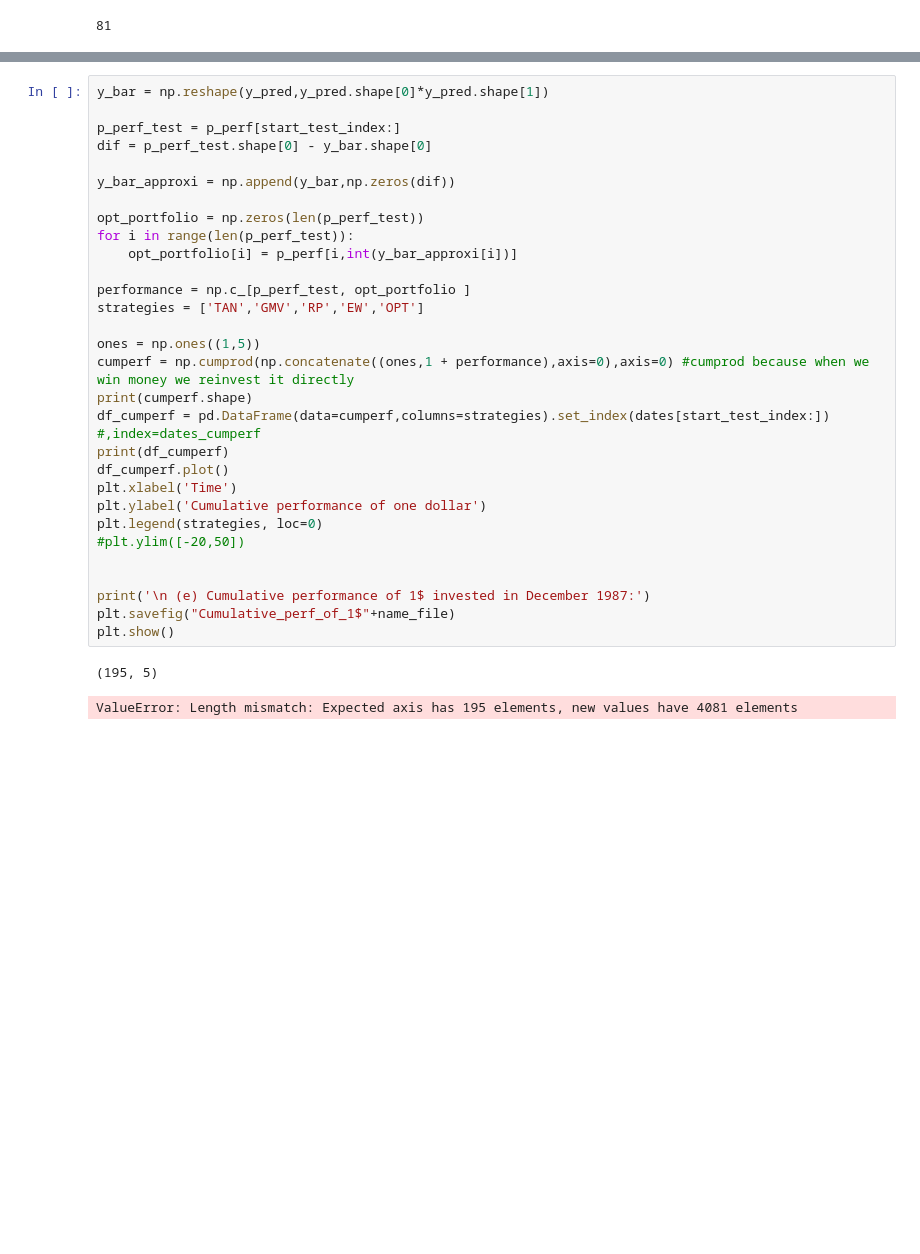
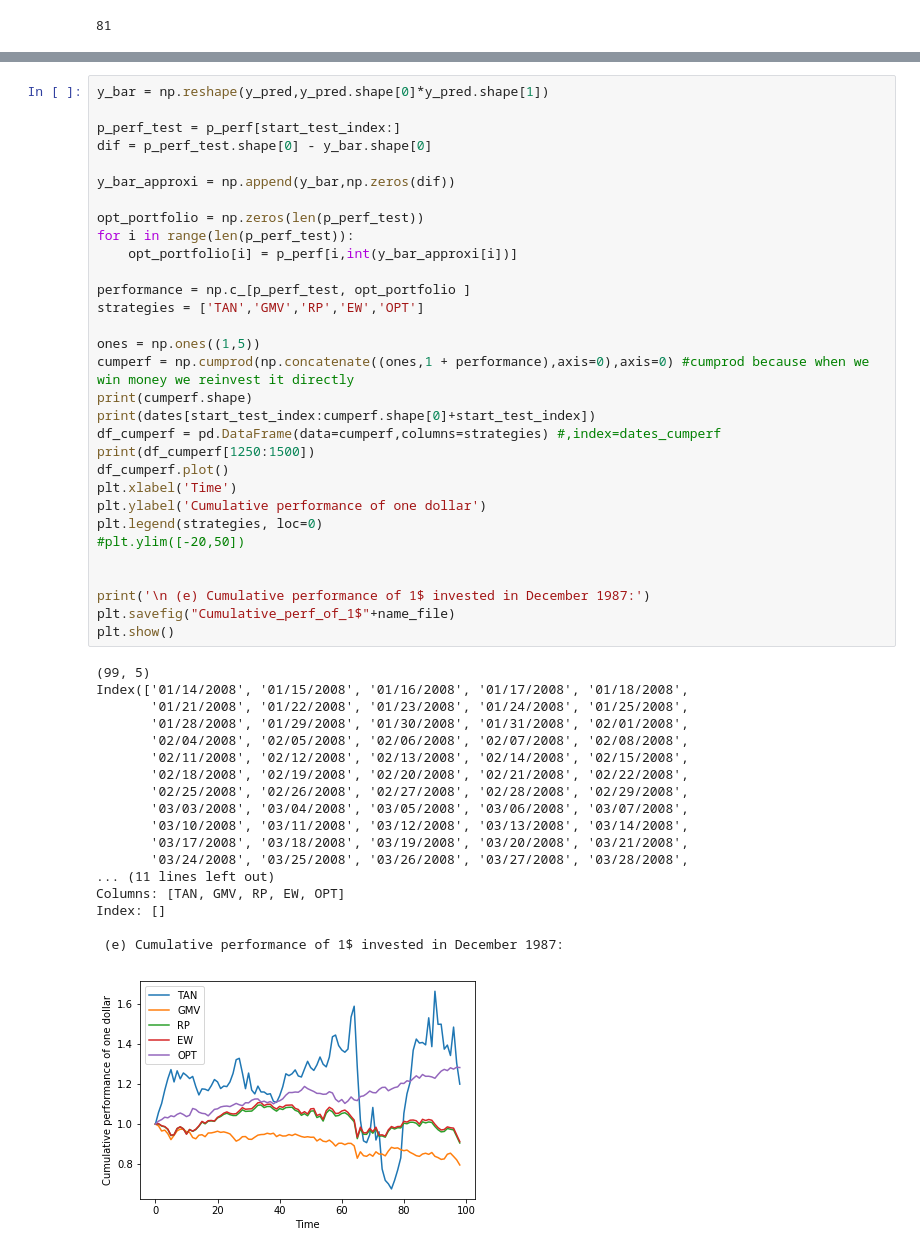
Before and after one commit to GregoireMayrhofer/financialbigdata, a Jupyter notebook: data_preprocessing_portfolio_indexes.ipynb, the cells around one changed output, grey strips where cells are left out. Drawn from its saved outputs; the diff is of its cells as text; blank space fills up the shorter version.

```diff
--- a/data_preprocessing_portfolio_indexes.ipynb
+++ b/data_preprocessing_portfolio_indexes.ipynb
@@ -837,33 +855,50 @@ y_pred.shape
 # %%
 y_bar = np.reshape(y_pred,y_pred.shape[0]*y_pred.shape[1])
 
 p_perf_test = p_perf[start_test_index:]
 dif = p_perf_test.shape[0] - y_bar.shape[0]
 
 y_bar_approxi = np.append(y_bar,np.zeros(dif))
 
 opt_portfolio = np.zeros(len(p_perf_test))
 for i in range(len(p_perf_test)):
     opt_portfolio[i] = p_perf[i,int(y_bar_approxi[i])]
 
 performance = np.c_[p_perf_test, opt_portfolio ]
 strategies = ['TAN','GMV','RP','EW','OPT']
 
 ones = np.ones((1,5))
 cumperf = np.cumprod(np.concatenate((ones,1 + performance),axis=0),axis=0) #cumprod because when we win money we reinvest it directly
 print(cumperf.shape)
-df_cumperf = pd.DataFrame(data=cumperf,columns=strategies).set_index(dates[start_test_index:]) #,index=dates_cumperf
-print(df_cumperf)
+print(dates[start_test_index:cumperf.shape[0]+start_test_index])
+df_cumperf = pd.DataFrame(data=cumperf,columns=strategies) #,index=dates_cumperf
+print(df_cumperf[1250:1500])
 df_cumperf.plot()
 plt.xlabel('Time')
 plt.ylabel('Cumulative performance of one dollar')
 plt.legend(strategies, loc=0)
 #plt.ylim([-20,50])
 
 
 print('\n (e) Cumulative performance of 1$ invested in December 1987:')
 plt.savefig("Cumulative_perf_of_1$"+name_file)
 plt.show()
 # %% [output]
-(195, 5)
+(99, 5)
+Index(['01/14/2008', '01/15/2008', '01/16/2008', '01/17/2008', '01/18/2008',
+       '01/21/2008', '01/22/2008', '01/23/2008', '01/24/2008', '01/25/2008',
+       '01/28/2008', '01/29/2008', '01/30/2008', '01/31/2008', '02/01/2008',
+       '02/04/2008', '02/05/2008', '02/06/2008', '02/07/2008', '02/08/2008',
+       '02/11/2008', '02/12/2008', '02/13/2008', '02/14/2008', '02/15/2008',
+       '02/18/2008', '02/19/2008', '02/20/2008', '02/21/2008', '02/22/2008',
+       '02/25/2008', '02/26/2008', '02/27/2008', '02/28/2008', '02/29/2008',
+       '03/03/2008', '03/04/2008', '03/05/2008', '03/06/2008', '03/07/2008',
+       '03/10/2008', '03/11/2008', '03/12/2008', '03/13/2008', '03/14/2008',
+       '03/17/2008', '03/18/2008', '03/19/2008', '03/20/2008', '03/21/2008',
+       '03/24/2008', '03/25/2008', '03/26/2008', '03/27/2008', '03/28/2008',
+... (11 lines left out)
+Columns: [TAN, GMV, RP, EW, OPT]
+Index: []
+
+ (e) Cumulative performance of 1$ invested in December 1987:
-ValueError: Length mismatch: Expected axis has 195 elements, new values have 4081 elements
+[figure, added]
```
Also changed, not shown: parts of 16 cells of this notebook, 21 other files.
